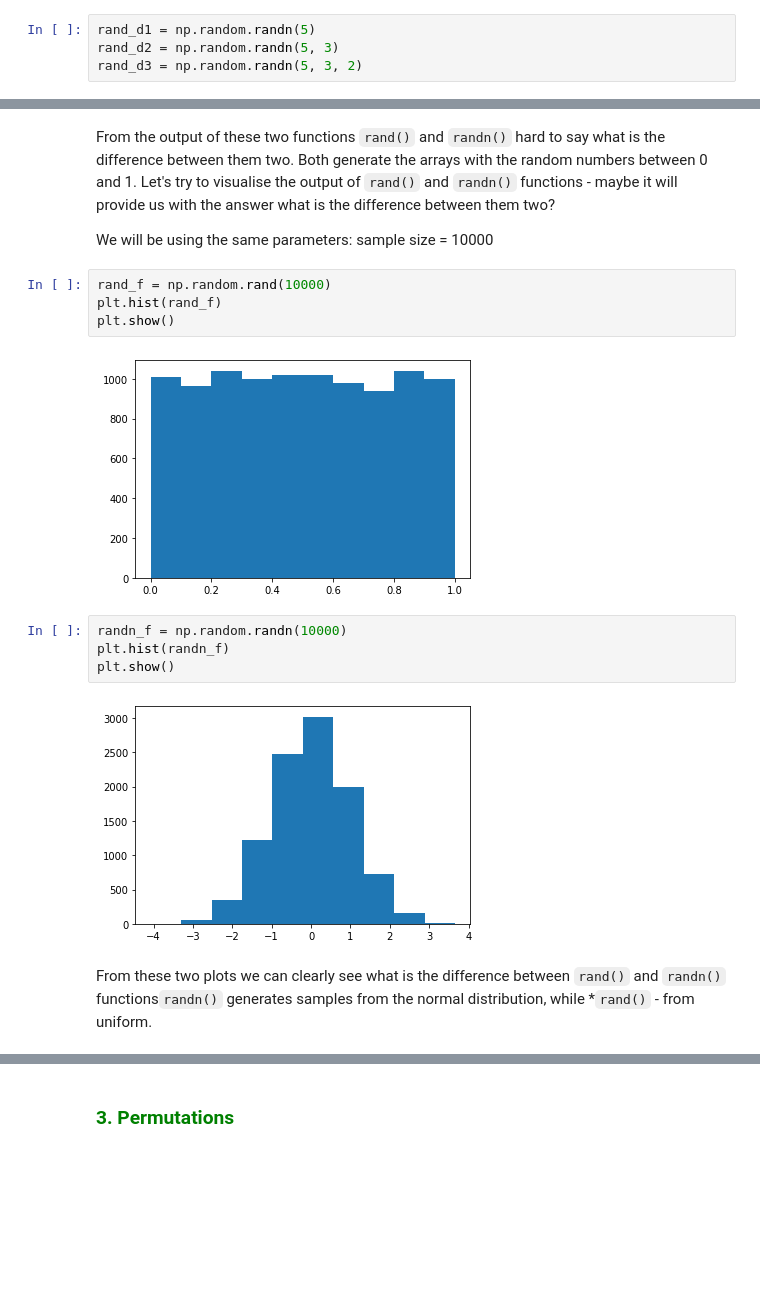
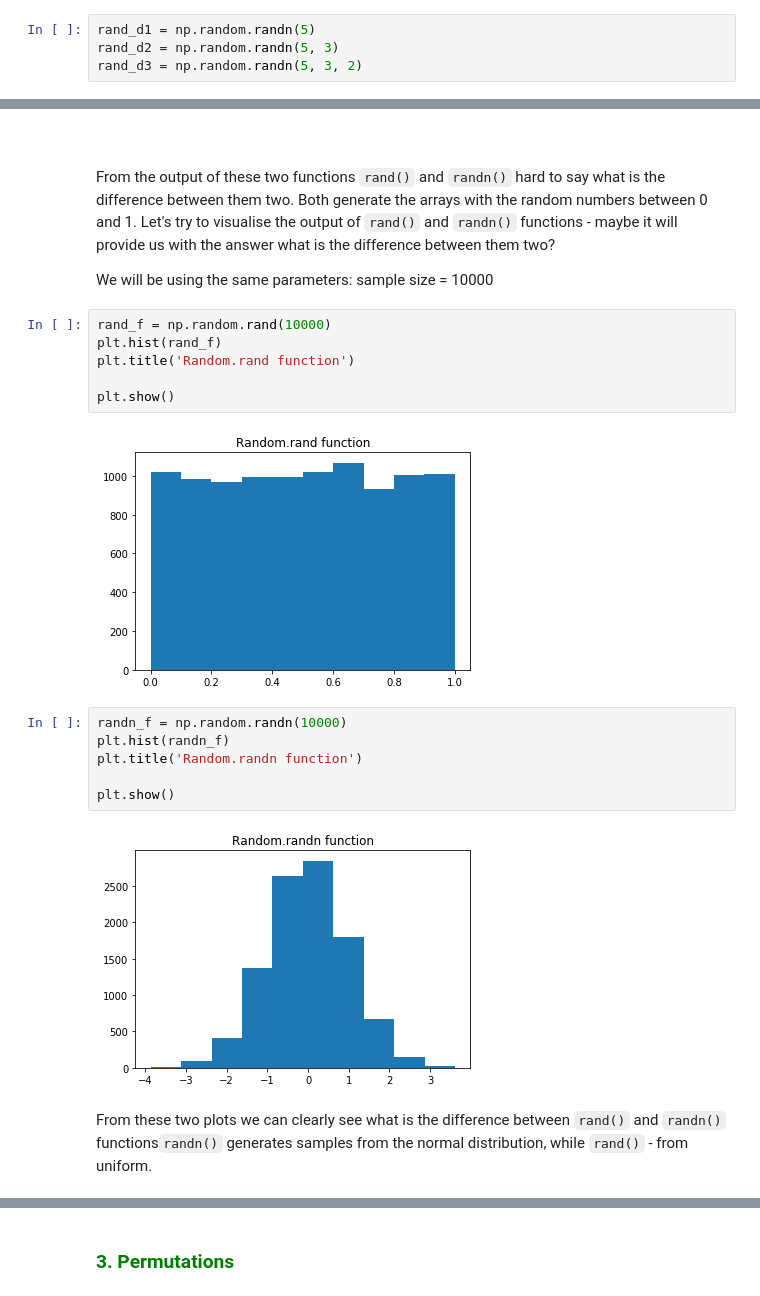
Before and after one commit to JuliaMal/Numpy-random_project, a Jupyter notebook: Numpy-random.ipynb, the cells around one changed output, grey strips where cells are left out. Drawn from its saved outputs; the diff is of its cells as text; blank space fills up the shorter version.

```diff
--- a/Numpy-random.ipynb
+++ b/Numpy-random.ipynb
@@ -169,3 +178,5 @@ array([[[-0.24144144,  1.04519579],
+# %% [markdown]
+<br>
 # %% [markdown]
 From the output of these two functions `rand()` and `randn()` hard to say what is the difference between them two. Both generate the arrays with the random numbers between 0 and 1.
 Let's try to visualise the output of `rand()` and `randn()` functions - maybe it will provide us with the answer what is the difference between them two?
@@ -174,17 +185,21 @@ We will be using the same parameters: sample size = 10000
 # %%
 rand_f = np.random.rand(10000)
 plt.hist(rand_f)
+plt.title('Random.rand function')
+
 plt.show()
 # %% [output]
-[figure, old version]
+[figure, new version]
 # %%
 randn_f = np.random.randn(10000)
 plt.hist(randn_f)
+plt.title('Random.randn function')
+
 plt.show()
 # %% [output]
-[figure, old version]
+[figure, new version]
 # %% [markdown]
-From these two plots we can clearly see what is the difference between `rand()` and `randn()` functions`randn()` generates samples from the normal distribution, while *`rand()` - from uniform.
+From these two plots we can clearly see what is the difference between `rand()` and `randn()` functions`randn()` generates samples from the normal distribution, while `rand()` - from uniform.
 # %% [markdown]
 <a id='permutations'></a>
 # %% [markdown]
```
Also changed, not shown: parts of 27 cells of this notebook.
